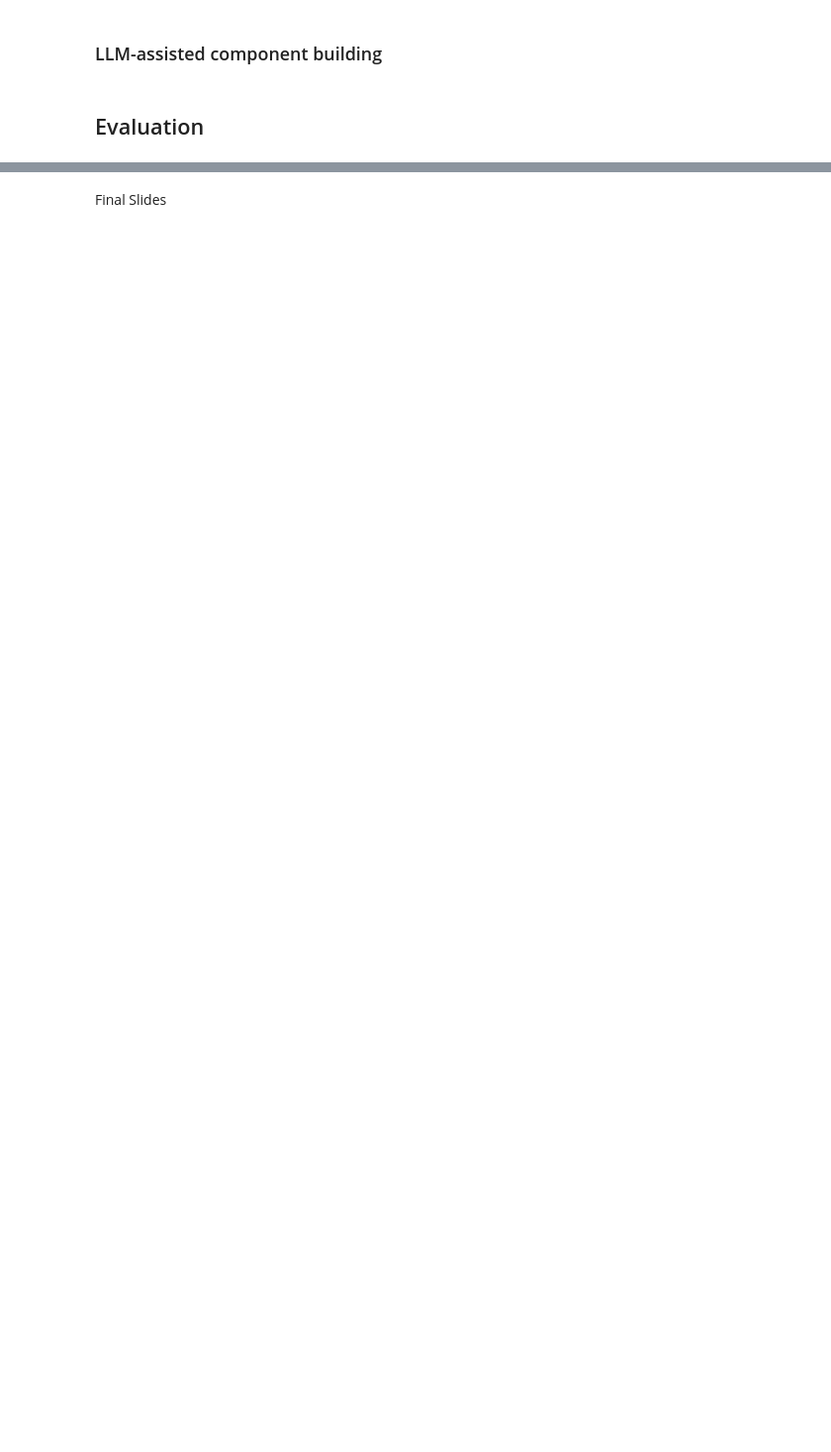
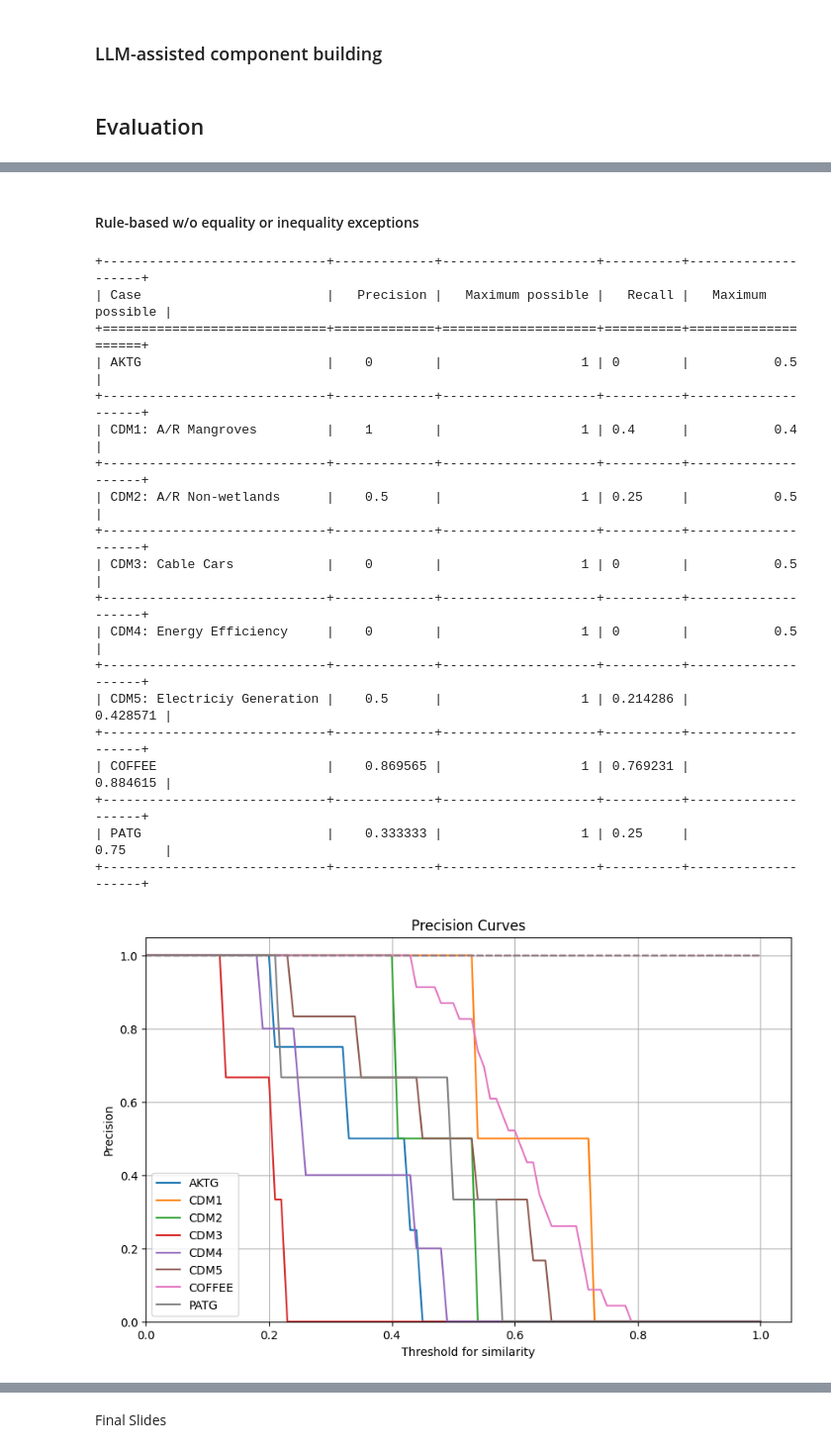
Before and after one commit to holzhauerL/nlp-rule-extraction, a Jupyter notebook: notebooks/pipeline.ipynb, the cells around one changed output, grey strips where cells are left out. Shown at 99% size. Drawn from its saved outputs; the diff is of its cells as text; code cells hidden in the pictures; blank space fills up the shorter version.

```diff
--- a/notebooks/pipeline.ipynb
+++ b/notebooks/pipeline.ipynb
@@ -123,7 +123,7 @@ eval_params = {
     # Weights to apply to the scores of STEP 1, STEP 2 and the CONSTRAINT
     "weights": [0.1, 0.1, 0.8],
     # All similarity scores lower than cutoff are set to 0
-    "cutoff": 0,
+    "cutoff": 0.5,
     "plot_curves": True,
     "plot_figsize": (10, 6),
     "plot_alpha": 0.8,
@@ -404,0 +434,26 @@ results = evaluator.evaluate_all()
+# %% [markdown]
+#### Rule-based w/o equality or inequality exceptions
+# %%
+evaluator = Evaluator(model, constraints, eval_params, file_paths_output, verbose)
+results = evaluator.evaluate_all()
+# %% [output]
++-----------------------------+-------------+--------------------+----------+--------------------+
+| Case                        |   Precision |   Maximum possible |   Recall |   Maximum possible |
++=============================+=============+====================+==========+====================+
+| AKTG                        |    0        |                  1 | 0        |           0.5      |
++-----------------------------+-------------+--------------------+----------+--------------------+
+| CDM1: A/R Mangroves         |    1        |                  1 | 0.4      |           0.4      |
++-----------------------------+-------------+--------------------+----------+--------------------+
+| CDM2: A/R Non-wetlands      |    0.5      |                  1 | 0.25     |           0.5      |
++-----------------------------+-------------+--------------------+----------+--------------------+
+| CDM3: Cable Cars            |    0        |                  1 | 0        |           0.5      |
++-----------------------------+-------------+--------------------+----------+--------------------+
+| CDM4: Energy Efficiency     |    0        |                  1 | 0        |           0.5      |
++-----------------------------+-------------+--------------------+----------+--------------------+
+| CDM5: Electriciy Generation |    0.5      |                  1 | 0.214286 |           0.428571 |
++-----------------------------+-------------+--------------------+----------+--------------------+
+| COFFEE                      |    0.869565 |                  1 | 0.769231 |           0.884615 |
++-----------------------------+-------------+--------------------+----------+--------------------+
+| PATG                        |    0.333333 |                  1 | 0.25     |           0.75     |
++-----------------------------+-------------+--------------------+----------+--------------------+
+[figure, added]
```
Also changed, not shown: parts of 7 cells of this notebook, 1 other file.
